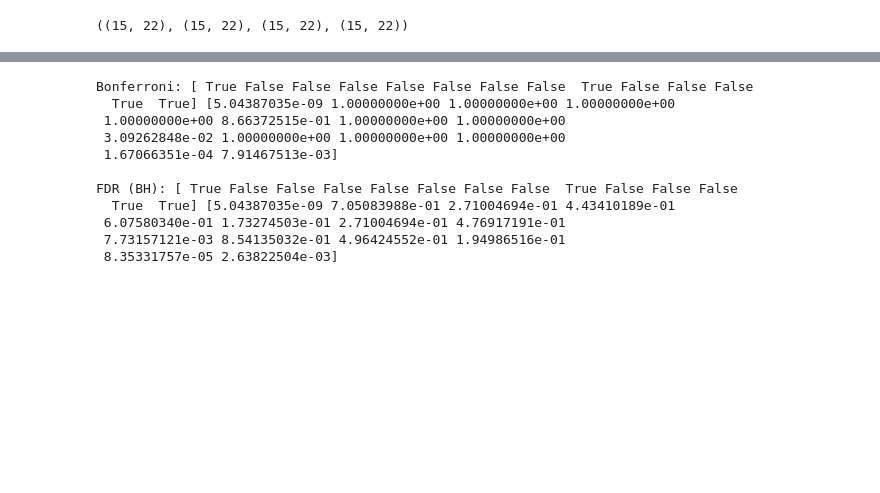
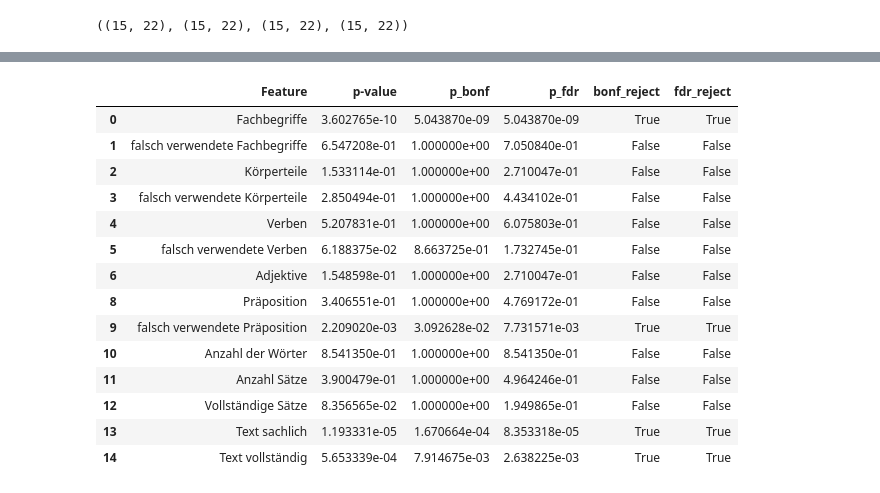
Before and after one commit to pietow/Auswertung, a Jupyter notebook: auswertung.ipynb, the cells around one changed output, grey strips where cells are left out. Cells and saved outputs as stored; diff of their text form; code cells hidden in the pictures; blank space fills up the shorter version.

```diff
--- a/auswertung.ipynb
+++ b/auswertung.ipynb
@@ -156,25 +123,39 @@ dict_values([np.float64(3.602764537713225e-10), np.float64(0.6547208460185769),
 # %%
 from statsmodels.stats.multitest import multipletests
 
+def correction(p_values):
+    try:
+        p_values = p_values.dropna().copy()
+    except AttributeError as e:
+        print("NaN already removed:")
 
-# Bonferroni
-reject_bonf, pvals_bonf, _, _ = multipletests(list(p_values.values()), alpha=0.05, method="bonferroni")
+    # Bonferroni
+    reject_bonf, pvals_bonf, _, _ = multipletests(list(p_values['p-value']), alpha=0.05, method="bonferroni")
 
-# FDR (Benjamini-Hochberg)
-reject_fdr, pvals_fdr, _, _ = multipletests(list(p_values.values()), alpha=0.05, method="fdr_bh")
+    # FDR (Benjamini-Hochberg)
+    reject_fdr, pvals_fdr, _, _ = multipletests(list(p_values['p-value']), alpha=0.05, method="fdr_bh")
 
-print("Bonferroni:", reject_bonf, pvals_bonf)
-print()
-print("FDR (BH):", reject_fdr, pvals_fdr)
+    p_values['p_bonf'] = pvals_bonf
+    p_values['p_fdr'] = pvals_fdr
+    p_values['bonf_reject'] = reject_bonf
+    p_values['fdr_reject'] = reject_fdr
+    return p_values
+
+p_values = correction(p_values)
+p_values
 # %% [output]
-Bonferroni: [ True False False False False False False False  True False False False
-  True  True] [5.04387035e-09 1.00000000e+00 1.00000000e+00 1.00000000e+00
- 1.00000000e+00 8.66372515e-01 1.00000000e+00 1.00000000e+00
- 3.09262848e-02 1.00000000e+00 1.00000000e+00 1.00000000e+00
- 1.67066351e-04 7.91467513e-03]
-
-FDR (BH): [ True False False False False False False False  True False False False
-  True  True] [5.04387035e-09 7.05083988e-01 2.71004694e-01 4.43410189e-01
- 6.07580340e-01 1.73274503e-01 2.71004694e-01 4.76917191e-01
- 7.73157121e-03 8.54135032e-01 4.96424552e-01 1.94986516e-01
- 8.35331757e-05 2.63822504e-03]
+|  | Feature | p-value | p_bonf | p_fdr | bonf_reject | fdr_reject |
+| 0 | Fachbegriffe | 3.602765e-10 | 5.043870e-09 | 5.043870e-09 | True | True |
+| 1 | falsch verwendete Fachbegriffe | 6.547208e-01 | 1.000000e+00 | 7.050840e-01 | False | False |
+| 2 | Körperteile | 1.533114e-01 | 1.000000e+00 | 2.710047e-01 | False | False |
+| 3 | falsch verwendete Körperteile | 2.850494e-01 | 1.000000e+00 | 4.434102e-01 | False | False |
+| 4 | Verben | 5.207831e-01 | 1.000000e+00 | 6.075803e-01 | False | False |
+| 5 | falsch verwendete Verben | 6.188375e-02 | 8.663725e-01 | 1.732745e-01 | False | False |
+| 6 | Adjektive | 1.548598e-01 | 1.000000e+00 | 2.710047e-01 | False | False |
+| 8 | Präposition | 3.406551e-01 | 1.000000e+00 | 4.769172e-01 | False | False |
+| 9 | falsch verwendete Präposition | 2.209020e-03 | 3.092628e-02 | 7.731571e-03 | True | True |
+| 10 | Anzahl der Wörter | 8.541350e-01 | 1.000000e+00 | 8.541350e-01 | False | False |
+| 11 | Anzahl Sätze | 3.900479e-01 | 1.000000e+00 | 4.964246e-01 | False | False |
+| 12 | Vollständige Sätze | 8.356565e-02 | 1.000000e+00 | 1.949865e-01 | False | False |
+| 13 | Text sachlich | 1.193331e-05 | 1.670664e-04 | 8.353318e-05 | True | True |
+| 14 | Text vollständig | 5.653339e-04 | 7.914675e-03 | 2.638225e-03 | True | True |
```
Also changed, not shown: parts of 18 cells of this notebook, 4 other files.
